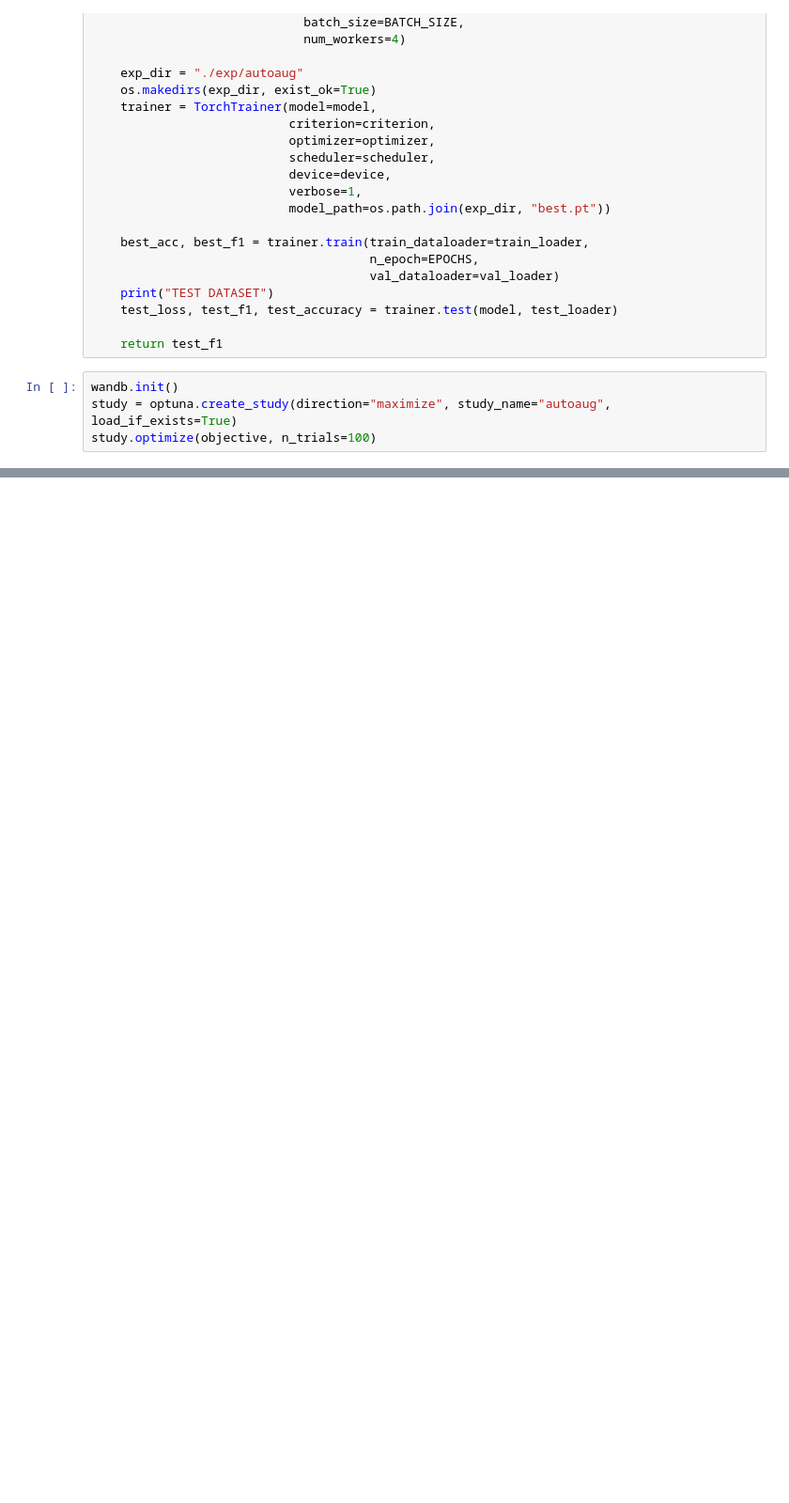
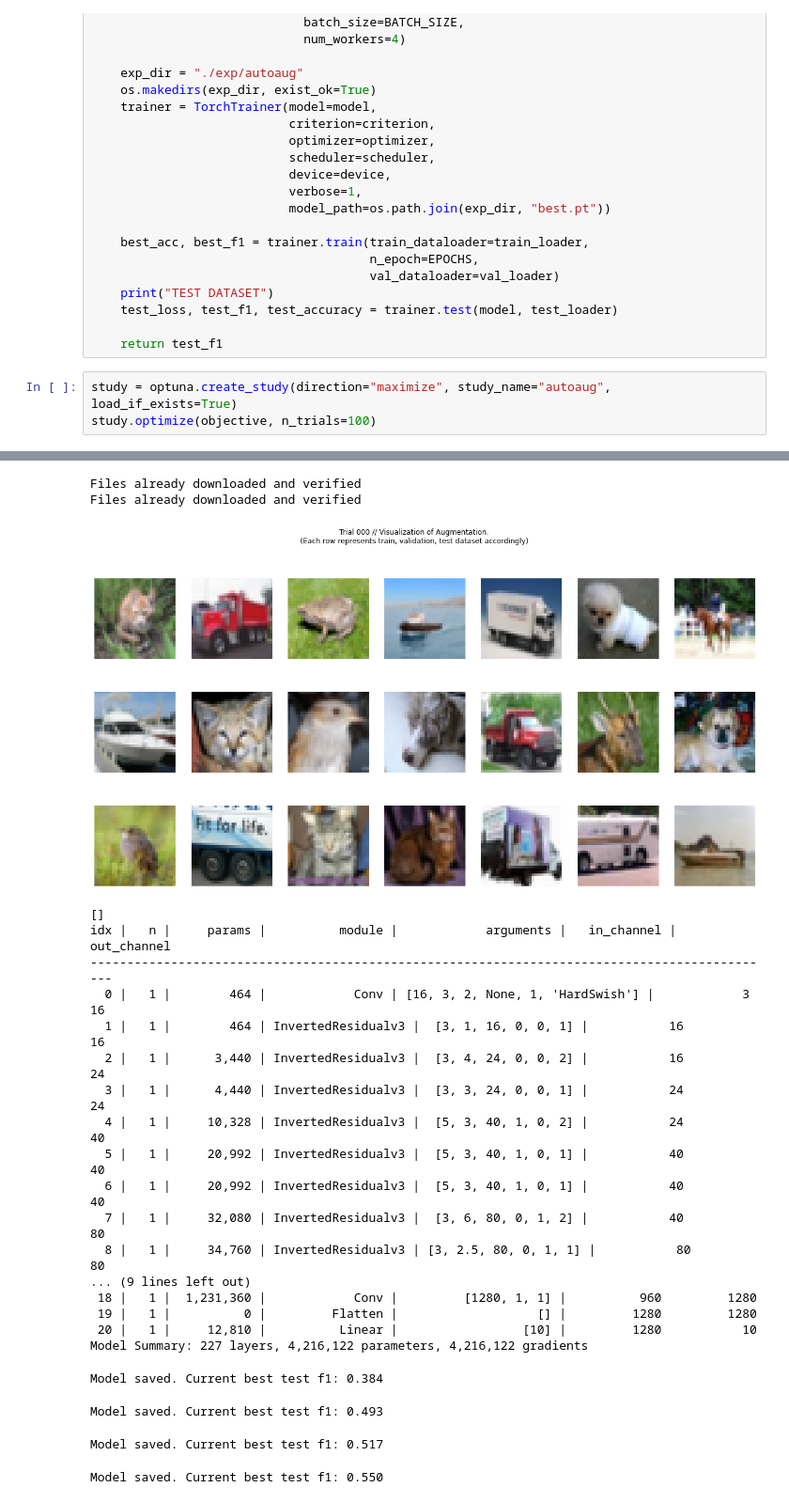
Before and after one commit to boostcampaitech2/model-optimization-level3-cv-04, a Jupyter notebook: RandAugmentation_simple.ipynb, the cells around one changed output, grey strips where cells are left out. Shown at 94% size. Cells and saved outputs as stored; diff of their text form; blank space fills up the shorter version.

```diff
--- a/RandAugmentation_simple.ipynb
+++ b/RandAugmentation_simple.ipynb
@@ -158,6 +157,6 @@ def objective(trial: optuna.Trial) -> float:
 
     return test_f1
 # %%
-wandb.init()
 study = optuna.create_study(direction="maximize", study_name="autoaug", load_if_exists=True)
 study.optimize(objective, n_trials=100)
+# %% [output]
@@ -163,0 +164,24 @@ study.optimize(objective, n_trials=100)
+Files already downloaded and verified
+Files already downloaded and verified
+[figure, added]
+[]
+idx |   n |     params |          module |            arguments |   in_channel |   out_channel
+----------------------------------------------------------------------------------------------
+  0 |   1 |        464 |            Conv | [16, 3, 2, None, 1, 'HardSwish'] |            3           16
+  1 |   1 |        464 | InvertedResidualv3 |  [3, 1, 16, 0, 0, 1] |           16           16
+  2 |   1 |      3,440 | InvertedResidualv3 |  [3, 4, 24, 0, 0, 2] |           16           24
+  3 |   1 |      4,440 | InvertedResidualv3 |  [3, 3, 24, 0, 0, 1] |           24           24
+  4 |   1 |     10,328 | InvertedResidualv3 |  [5, 3, 40, 1, 0, 2] |           24           40
+  5 |   1 |     20,992 | InvertedResidualv3 |  [5, 3, 40, 1, 0, 1] |           40           40
+  6 |   1 |     20,992 | InvertedResidualv3 |  [5, 3, 40, 1, 0, 1] |           40           40
+  7 |   1 |     32,080 | InvertedResidualv3 |  [3, 6, 80, 0, 1, 2] |           40           80
+  8 |   1 |     34,760 | InvertedResidualv3 | [3, 2.5, 80, 0, 1, 1] |           80           80
+... (9 lines left out)
+ 18 |   1 |  1,231,360 |            Conv |         [1280, 1, 1] |          960         1280
+ 19 |   1 |          0 |         Flatten |                   [] |         1280         1280
+ 20 |   1 |     12,810 |          Linear |                 [10] |         1280           10
+Model Summary: 227 layers, 4,216,122 parameters, 4,216,122 gradients
+Model saved. Current best test f1: 0.384
+Model saved. Current best test f1: 0.493
+Model saved. Current best test f1: 0.517
+Model saved. Current best test f1: 0.550
```
Also changed, not shown: parts of 2 cells of this notebook, 1 other file.
